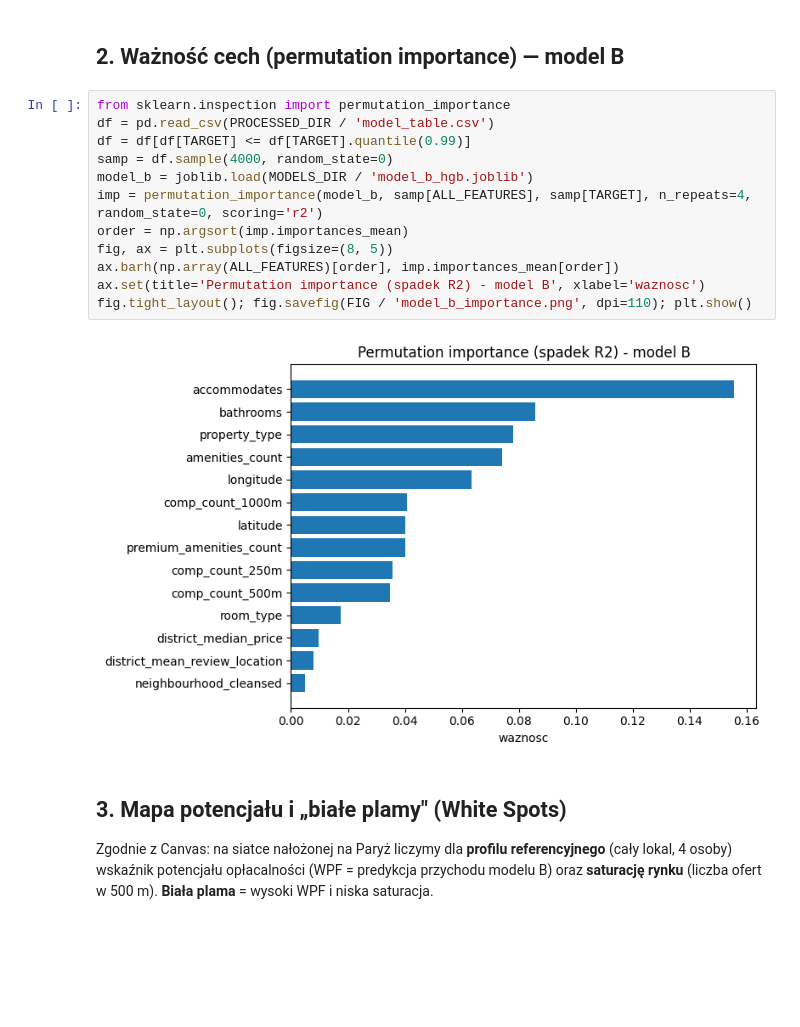
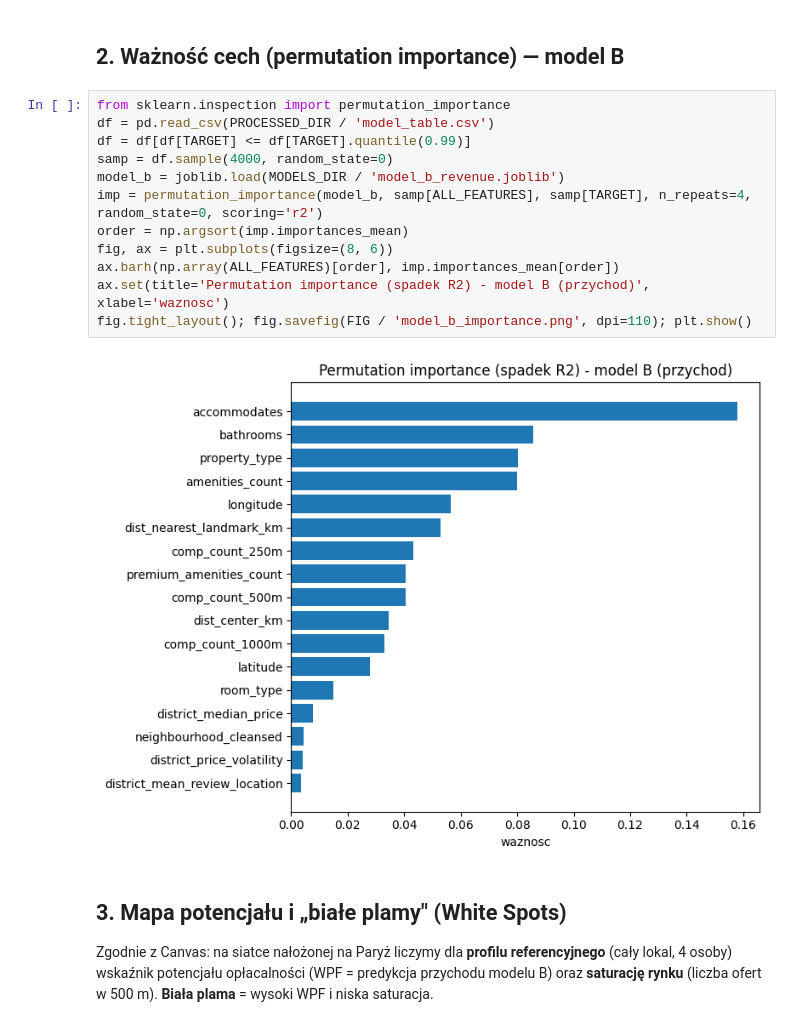
Before and after one commit to The-Szponters/Nocarz-Location-Intelligence, a Jupyter notebook: notebooks/02_modeling.ipynb, the cells around one changed output. Drawn from its saved outputs; the diff is of its cells as text; blank space fills up the shorter version.

Commit message:
Added second model (#2)

```diff
--- a/notebooks/02_modeling.ipynb
+++ b/notebooks/02_modeling.ipynb
@@ -52,17 +61,17 @@ A_baseline spatial_LODO 48966.880162 30498.323145 -0.002171         1.001080
 # %%
 from sklearn.inspection import permutation_importance
 df = pd.read_csv(PROCESSED_DIR / 'model_table.csv')
 df = df[df[TARGET] <= df[TARGET].quantile(0.99)]
 samp = df.sample(4000, random_state=0)
-model_b = joblib.load(MODELS_DIR / 'model_b_hgb.joblib')
+model_b = joblib.load(MODELS_DIR / 'model_b_revenue.joblib')
 imp = permutation_importance(model_b, samp[ALL_FEATURES], samp[TARGET], n_repeats=4, random_state=0, scoring='r2')
 order = np.argsort(imp.importances_mean)
-fig, ax = plt.subplots(figsize=(8, 5))
+fig, ax = plt.subplots(figsize=(8, 6))
 ax.barh(np.array(ALL_FEATURES)[order], imp.importances_mean[order])
-ax.set(title='Permutation importance (spadek R2) - model B', xlabel='waznosc')
+ax.set(title='Permutation importance (spadek R2) - model B (przychod)', xlabel='waznosc')
 fig.tight_layout(); fig.savefig(FIG / 'model_b_importance.png', dpi=110); plt.show()
 # %% [output]
-[figure, old version]
+[figure, new version]
 # %% [markdown]
 ## 3. Mapa potencjału i „białe plamy" (White Spots)
 Zgodnie z Canvas: na siatce nałożonej na Paryż liczymy dla **profilu referencyjnego** (cały lokal, 4 osoby) wskaźnik potencjału opłacalności (WPF = predykcja przychodu modelu B) oraz **saturację rynku** (liczba ofert w 500 m). **Biała plama** = wysoki WPF i niska saturacja.
```
Also changed, not shown: parts of 6 cells of this notebook, 24 other files.
